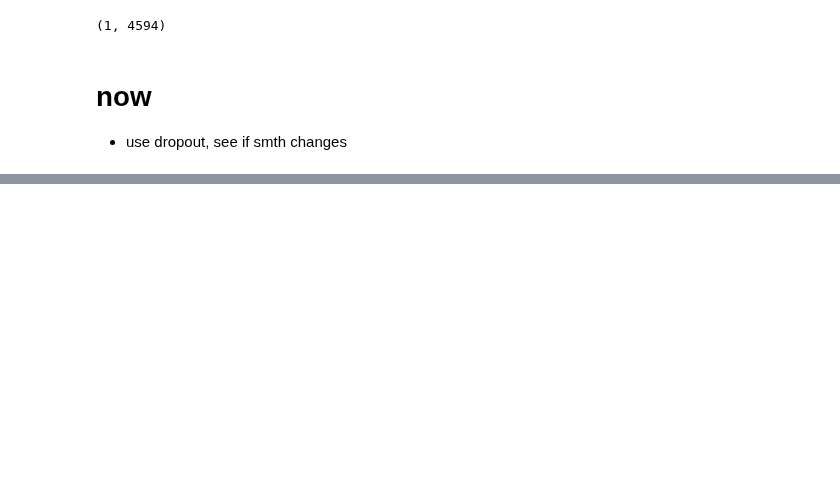
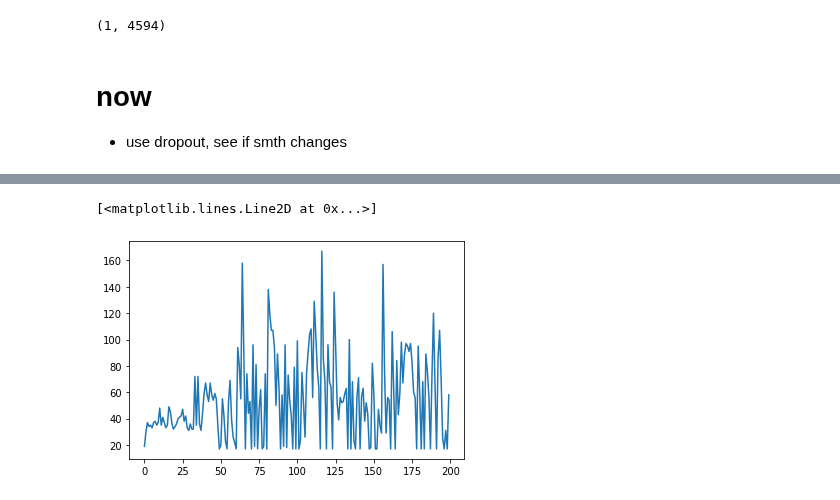
Before and after one commit to ratschlab/projects-2020-Neural-SVGD, a Jupyter notebook: notebooks/bayesian-neural-network/Neural_SVGD.ipynb, the cells around one changed output, grey strips where cells are left out. Saved outputs shown, nothing was run; the diff lists cells and outputs as text; code cells hidden in the pictures; blank space fills up the shorter version.

```diff
--- a/notebooks/bayesian-neural-network/Neural_SVGD.ipynb
+++ b/notebooks/bayesian-neural-network/Neural_SVGD.ipynb
@@ -248,0 +271,5 @@ ax.legend()
+# %%
+plt.plot(neural_grad.rundata['train_steps'])
+# %% [output]
+[<matplotlib.lines.Line2D at 0x...>]
+[figure, added]
```
Also changed, not shown: parts of 40 cells of this notebook, 2 other files.
